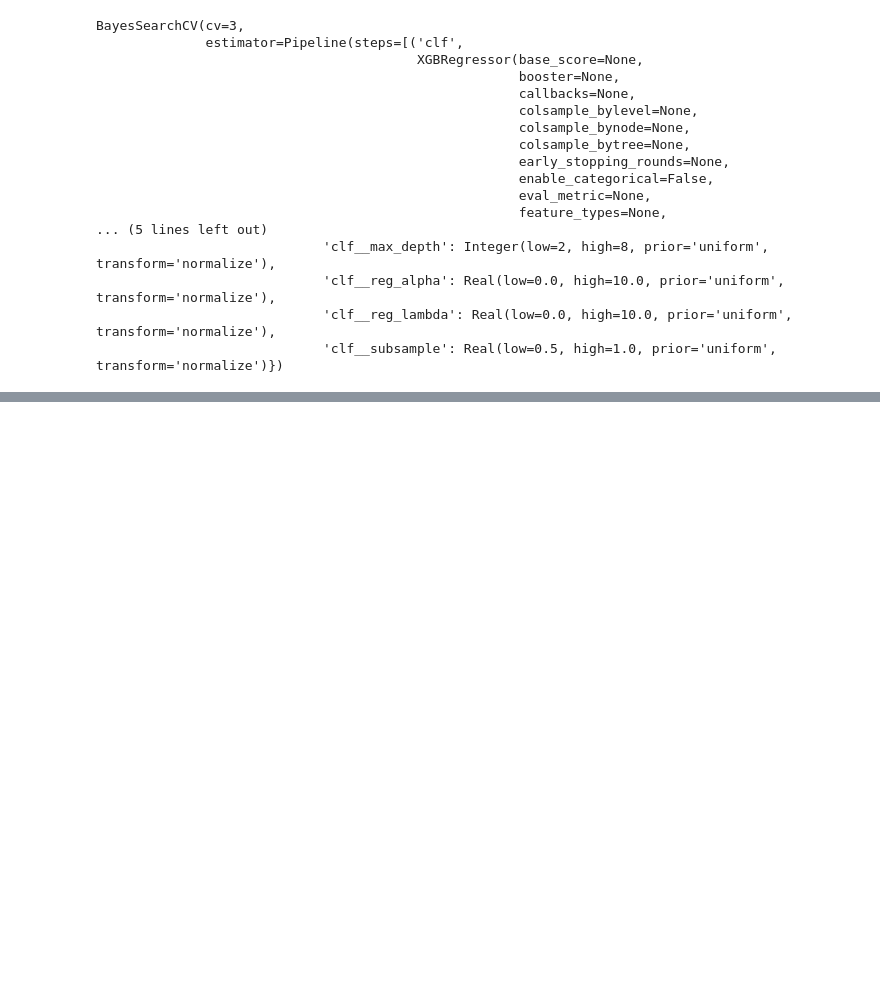
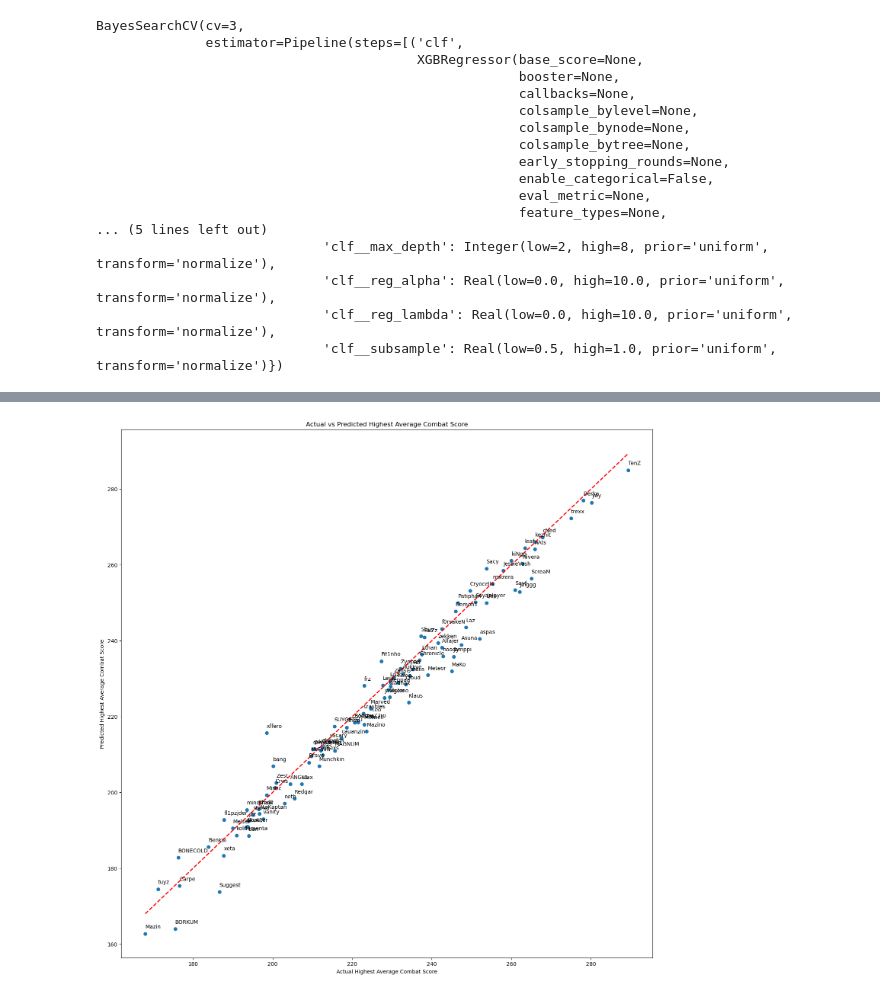
Before and after one commit to agbandong/valorant-boosted-tree, a Jupyter notebook: Model 1.ipynb, the cells around one changed output, grey strips where cells are left out. Saved outputs shown, nothing was run; the diff lists cells and outputs as text; code cells hidden in the pictures; blank space fills up the shorter version.

```diff
--- a/Model 1.ipynb
+++ b/Model 1.ipynb
@@ -237,0 +269,29 @@ array([249.55511 , 220.18166 , 212.13702 , 178.78893 , 225.51491 ,
+# %%
+# Actual vs Predicted graph player's highest ACS
+
+df_model_predict = data.assign(predictions = opt.predict(data[features]))
+df_only_first = df_model_predict.sort_values('average_combat_score', ascending=False).drop_duplicates(subset='player', keep='first')
+
+actual = df_only_first['average_combat_score']
+high_predictions = df_only_first['predictions']
+
+# Create a larger figure
+plt.figure(figsize=(18, 18))
+
+# Plot actual vs predicted values with player names
+plt.scatter(actual, high_predictions)
+plt.plot([min(actual), max(actual)], [min(actual), max(actual)], linestyle='--', color='red', linewidth=2)
+plt.xlabel("Actual Highest Average Combat Score")
+plt.ylabel("Predicted Highest Average Combat Score")
+plt.title("Actual vs Predicted Highest Average Combat Score")
+
+# Display player names with a larger offset
+for row in df_only_first.itertuples():
+    # Add a larger offset to player names
+    offset = 10  # Adjust this value based on your preference
+    plt.annotate(row.player, (row.average_combat_score, row.predictions), textcoords="offset points", xytext=(0, offset))
+
+# Show the larger plot
+plt.show()
+# %% [output]
+[figure, added]
```
Also changed, not shown: parts of 30 cells of this notebook.
